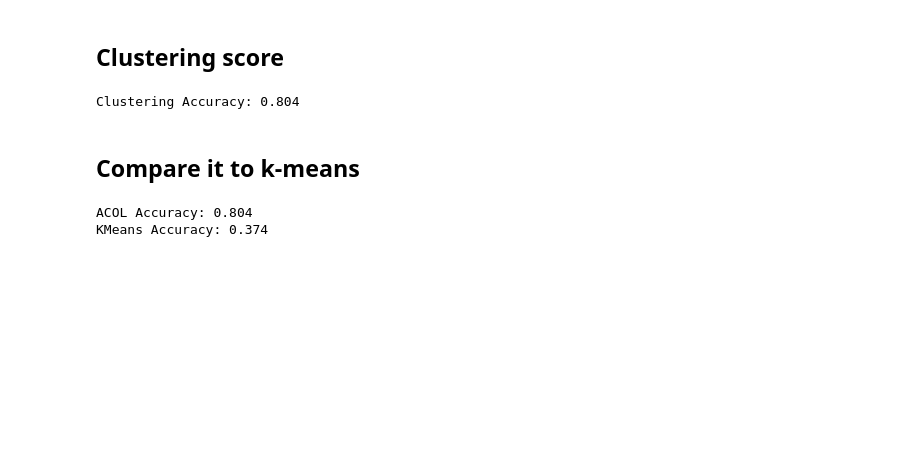
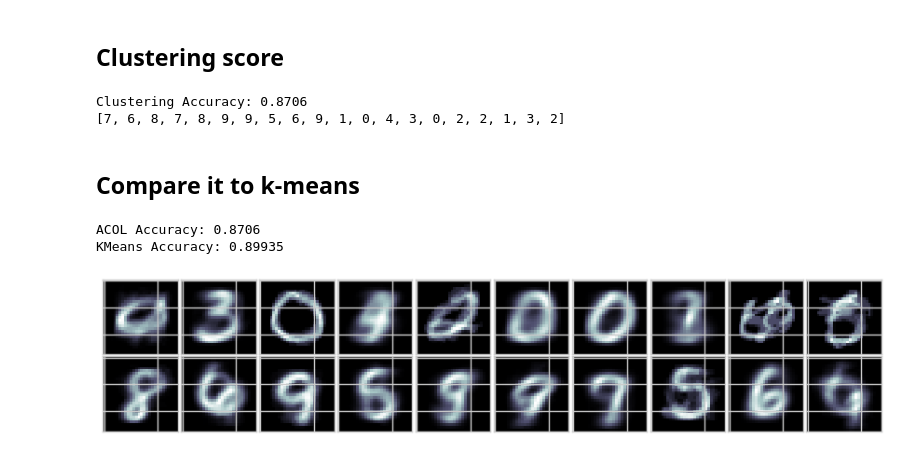
Before and after one commit to LHagendoorn/Thesisproject, a Jupyter notebook: mnistAutoClust/ACOL Replication Tensorflow.ipynb, the cells around one changed output. Cells and saved outputs as stored; diff of their text form; code cells hidden in the pictures; blank space fills up the shorter version.

```diff
--- a/mnistAutoClust/ACOL Replication Tensorflow.ipynb
+++ b/mnistAutoClust/ACOL Replication Tensorflow.ipynb
@@ -331,31 +400,62 @@ with open('./trainlog.txt','ab') as f:
 # %% [markdown]
 ## Clustering score
 # %%
-tb = mnist.test.next_batch(1000)
+tb = mnist.test.next_batch(10000)
 testbatch = (tb[0],np.array([y[np.argmax(tb[1][j])>4] for j in range(len(tb[1]))]))
 testFeed = {x: testbatch[0], y_: testbatch[1]}
 ypred = softmaxMat.eval(testFeed)
-ypred = ypred.reshape((1000,clustCount*classCount))
+ypred = ypred.reshape((tb[0].shape[0],clustCount*classCount))
 ypred = tf.argmax(ypred,1).eval()
 ylookup = [np.argmax(np.sum(tb[1][ypred==i],0)).astype('int32') for i in range(clustCount*classCount)]
 yconverted = [ylookup[i] for i in ypred]
 correct_prediction = tf.equal(yconverted, np.argmax(tb[1],1).astype('int32'))
 accuracy = tf.reduce_mean(tf.cast(correct_prediction, tf.float32)).eval()
 print 'Clustering Accuracy: %g'%(accuracy)
+print ylookup
 # %% [output]
-Clustering Accuracy: 0.804
+Clustering Accuracy: 0.8706
+[7, 6, 8, 7, 8, 9, 9, 5, 6, 9, 1, 0, 4, 3, 0, 2, 2, 1, 3, 2]
 # %% [markdown]
 ## Compare it to k-means
 # %%
+tb0 = [tb[0][np.argmax(tb[1],1)<5],tb[1][np.argmax(tb[1],1)<5]]
+tb1 = [tb[0][np.argmax(tb[1],1)>4],tb[1][np.argmax(tb[1],1)>4]]
+#<5
 kmeans = KMeans(n_clusters=clustCount)
-km_ypred = kmeans.fit_transform(l_fc1.eval(testFeed))
-km_ypred = np.argmax(km_ypred,1)
-km_ylookup = [np.argmax(np.sum(tb[1][km_ypred==i],0)).astype('int32') for i in range(clustCount*classCount)]
-km_yconverted = [km_ylookup[i] for i in km_ypred]
-km_correct_prediction = tf.equal(km_yconverted, np.argmax(tb[1],1).astype('int32'))
-km_accuracy = tf.reduce_mean(tf.cast(km_correct_prediction, tf.float32)).eval()
+km0_ypred = kmeans.fit_transform(tb0[0])
+km0_ypred = np.argmax(km0_ypred,1)
+km_ylookup = [np.argmax(np.sum(tb0[1][km0_ypred==i],0)).astype('int32') for i in range(clustCount)]
+km_yconverted = [km_ylookup[i] for i in km0_ypred]
+km_correct_prediction = tf.equal(km_yconverted, np.argmax(tb0[1],1).astype('int32'))
+km0_accuracy = tf.reduce_mean(tf.cast(km_correct_prediction, tf.float32)).eval()
+#>4
+kmeans = KMeans(n_clusters=clustCount)
+km1_ypred = kmeans.fit_transform(tb1[0])
+km1_ypred = np.argmax(km1_ypred,1)
+km_ylookup = [np.argmax(np.sum(tb1[1][km1_ypred==i],0)).astype('int32') for i in range(clustCount)]
+km_yconverted = [km_ylookup[i] for i in km1_ypred]
+km_correct_prediction = tf.equal(km_yconverted, np.argmax(tb1[1],1).astype('int32'))
+km1_accuracy = tf.reduce_mean(tf.cast(km_correct_prediction, tf.float32)).eval()
 print 'ACOL Accuracy: %g'%(accuracy)
-print 'KMeans Accuracy: %g'%(km_accuracy)
+print 'KMeans Accuracy: %g'%(km0_accuracy+km1_accuracy)
 # %% [output]
-ACOL Accuracy: 0.804
-KMeans Accuracy: 0.374
+ACOL Accuracy: 0.8706
+KMeans Accuracy: 0.89935
+# %%
+#visualise kmeans
+digitTrace = np.concatenate([[np.sum(tb0[0][km0_ypred==i,:],axis=0) for i in range(clustCount)],
+                       [np.sum(tb1[0][km1_ypred==i,:],axis=0) for i in range(clustCount)]])
+digitTrace = digitTrace/np.max(digitTrace)
+f,ax=plt.subplots(nrows=classCount, ncols=clustCount, figsize=(1.5*clustCount,1.5*classCount))
+gs = gridspec.GridSpec(classCount,clustCount)
+gs.update(wspace=0.025, hspace=0.025)
+f.subplots_adjust(wspace=0,hspace=0)
+for i in range(digitTrace.shape[0]):
+    sp = plt.subplot(gs[i])
+    sp.set_xticklabels([])
+    sp.set_yticklabels([])
+    sp.set_aspect('equal')
+    sp.grid = False
+    plt.imshow(np.reshape(digitTrace[i,:],(28,28)),cmap='bone')
+# %% [output]
+[figure, added]
```
Also changed, not shown: parts of 14 cells of this notebook, 1 other file.
